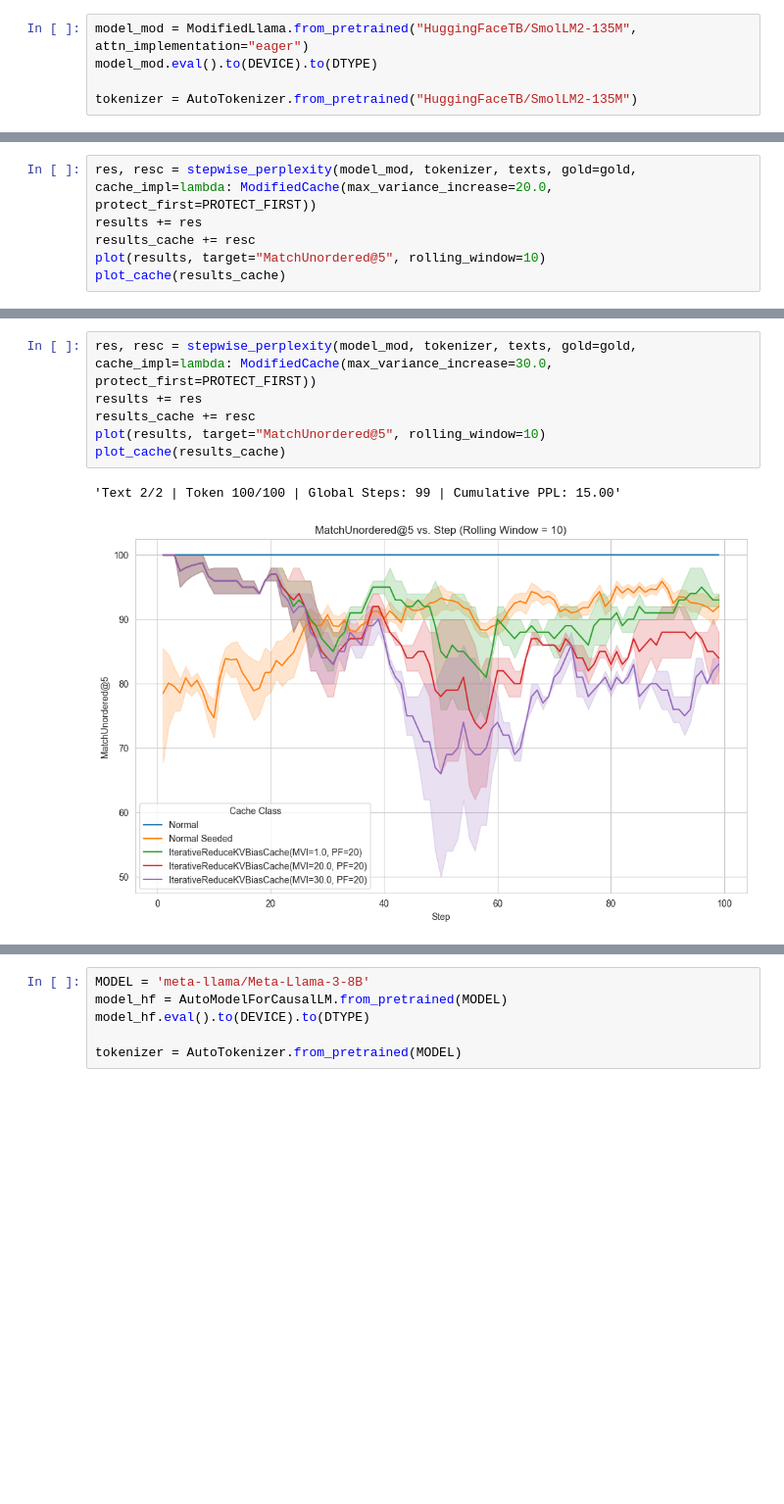
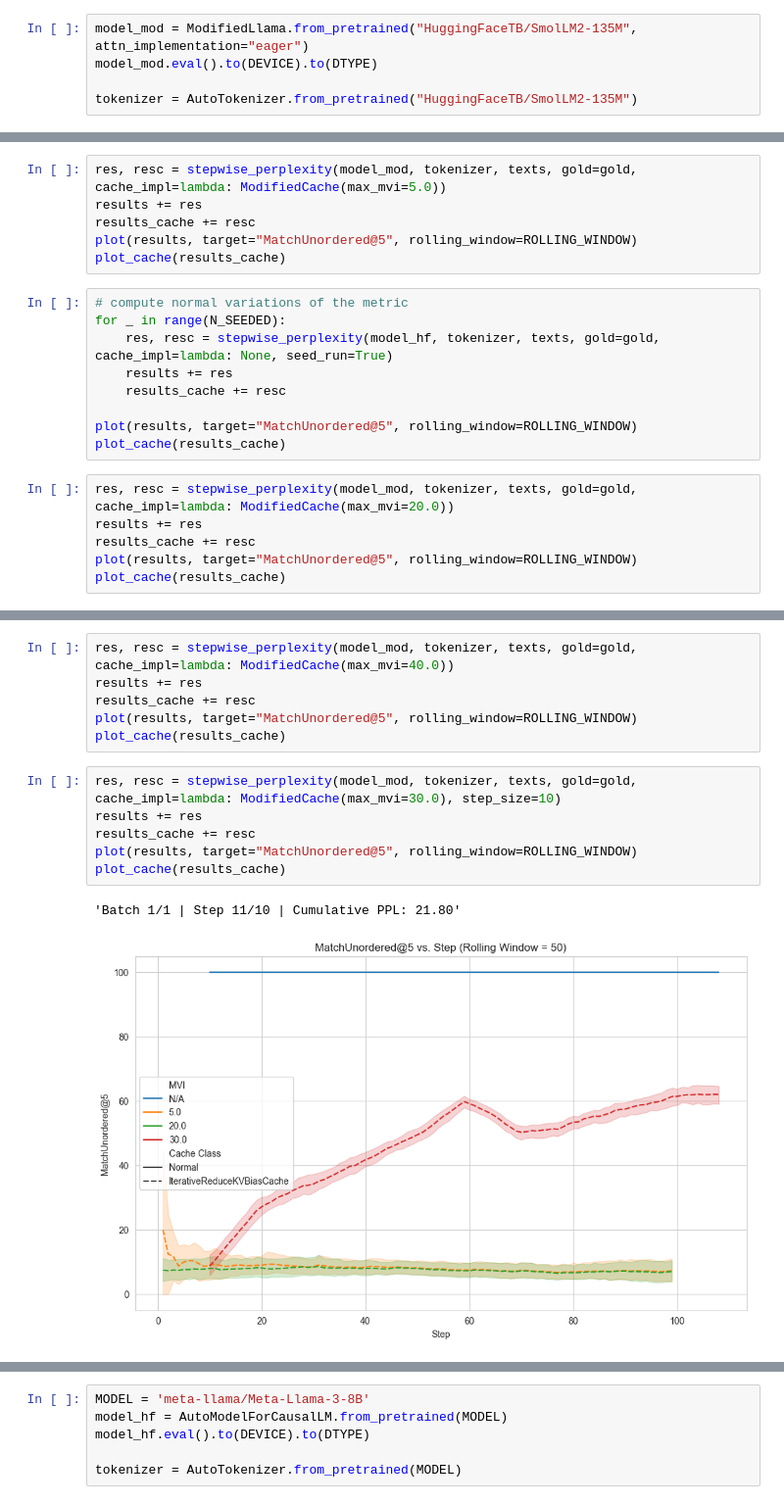
Before and after one commit to ViktorooReps/kv-cache-reduction, a Jupyter notebook: experiment.ipynb, the cells around one changed output, grey strips where cells are left out. Shown: that part at 98% size. Saved outputs shown, nothing was run; the diff lists cells and outputs as text; blank space fills up the shorter version.

```diff
--- a/experiment.ipynb
+++ b/experiment.ipynb
@@ -302,7 +342,22 @@ plot_cache(results_cache)
+# %%
+res, resc = stepwise_perplexity(model_mod, tokenizer, texts, gold=gold, cache_impl=lambda: ModifiedCache(max_mvi=5.0))
+results += res
+results_cache += resc
+plot(results, target="MatchUnordered@5", rolling_window=ROLLING_WINDOW)
+plot_cache(results_cache)
+# %%
+# compute normal variations of the metric
+for _ in range(N_SEEDED):
+    res, resc = stepwise_perplexity(model_hf, tokenizer, texts, gold=gold, cache_impl=lambda: None, seed_run=True)
+    results += res
+    results_cache += resc
+
+plot(results, target="MatchUnordered@5", rolling_window=ROLLING_WINDOW)
+plot_cache(results_cache)
 # %%
-res, resc = stepwise_perplexity(model_mod, tokenizer, texts, gold=gold, cache_impl=lambda: ModifiedCache(max_variance_increase=20.0, protect_first=PROTECT_FIRST))
+res, resc = stepwise_perplexity(model_mod, tokenizer, texts, gold=gold, cache_impl=lambda: ModifiedCache(max_mvi=20.0))
 results += res
 results_cache += resc
-plot(results, target="MatchUnordered@5", rolling_window=10)
+plot(results, target="MatchUnordered@5", rolling_window=ROLLING_WINDOW)
 plot_cache(results_cache)
 # %% [output]
@@ -312,9 +367,15 @@ plot_cache(results_cache)
+# %%
+res, resc = stepwise_perplexity(model_mod, tokenizer, texts, gold=gold, cache_impl=lambda: ModifiedCache(max_mvi=40.0))
+results += res
+results_cache += resc
+plot(results, target="MatchUnordered@5", rolling_window=ROLLING_WINDOW)
+plot_cache(results_cache)
 # %%
-res, resc = stepwise_perplexity(model_mod, tokenizer, texts, gold=gold, cache_impl=lambda: ModifiedCache(max_variance_increase=30.0, protect_first=PROTECT_FIRST))
+res, resc = stepwise_perplexity(model_mod, tokenizer, texts, gold=gold, cache_impl=lambda: ModifiedCache(max_mvi=30.0), step_size=10)
 results += res
 results_cache += resc
-plot(results, target="MatchUnordered@5", rolling_window=10)
+plot(results, target="MatchUnordered@5", rolling_window=ROLLING_WINDOW)
 plot_cache(results_cache)
 # %% [output]
-'Text 2/2 | Token 100/100 | Global Steps: 99 | Cumulative PPL: 15.00'
+'Batch 1/1 | Step 11/10 | Cumulative PPL: 21.80'
-[figure, old version]
+[figure, new version]
```
Also changed, not shown: parts of 33 cells of this notebook, 4 other files.
